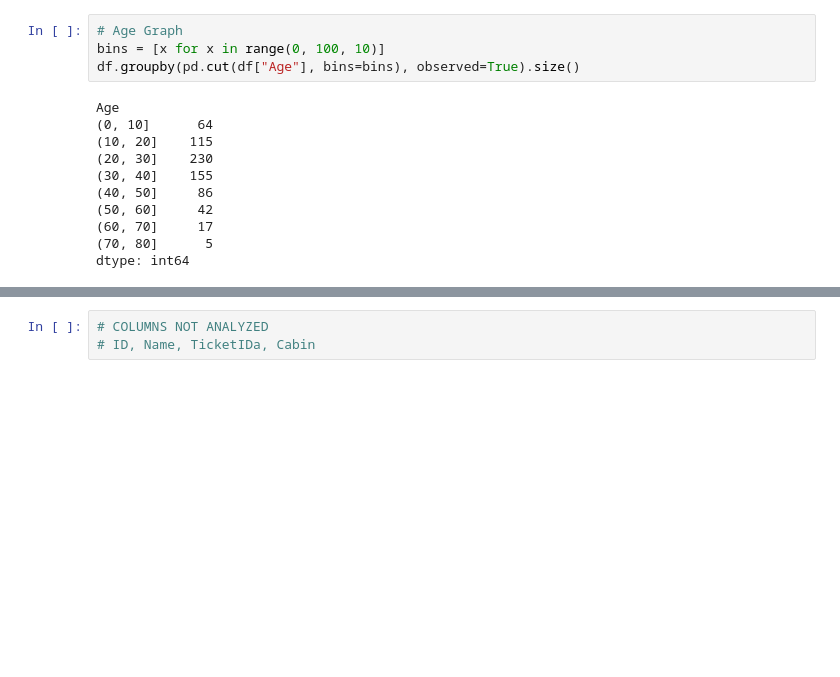
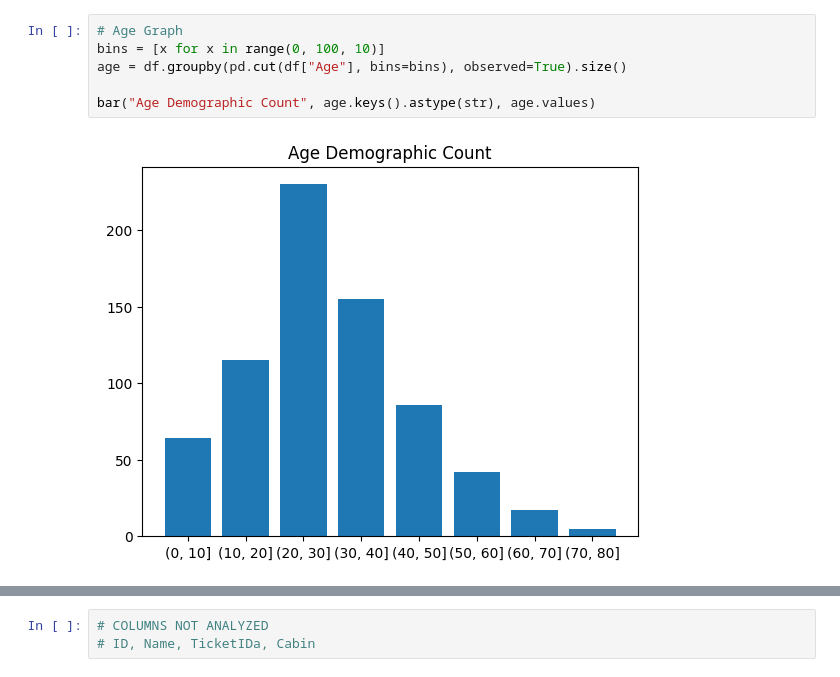
Before and after one commit to TonyGrif/titanic, a Jupyter notebook: eda/univariate.ipynb, the cells around one changed output, grey strips where cells are left out. Cells and saved outputs as stored; diff of their text form; blank space fills up the shorter version.

```diff
--- a/eda/univariate.ipynb
+++ b/eda/univariate.ipynb
@@ -36,17 +43,10 @@ Name: count, dtype: int64
 # %%
 # Age Graph
 bins = [x for x in range(0, 100, 10)]
-df.groupby(pd.cut(df["Age"], bins=bins), observed=True).size()
+age = df.groupby(pd.cut(df["Age"], bins=bins), observed=True).size()
+
+bar("Age Demographic Count", age.keys().astype(str), age.values)
 # %% [output]
-Age
-(0, 10]      64
-(10, 20]    115
-(20, 30]    230
-(30, 40]    155
-(40, 50]     86
-(50, 60]     42
-(60, 70]     17
-(70, 80]      5
-dtype: int64
+[figure, added]
 # %%
 # Traveling with Sibling / Spouse Ratio
```
Also changed, not shown: parts of 9 cells of this notebook.
